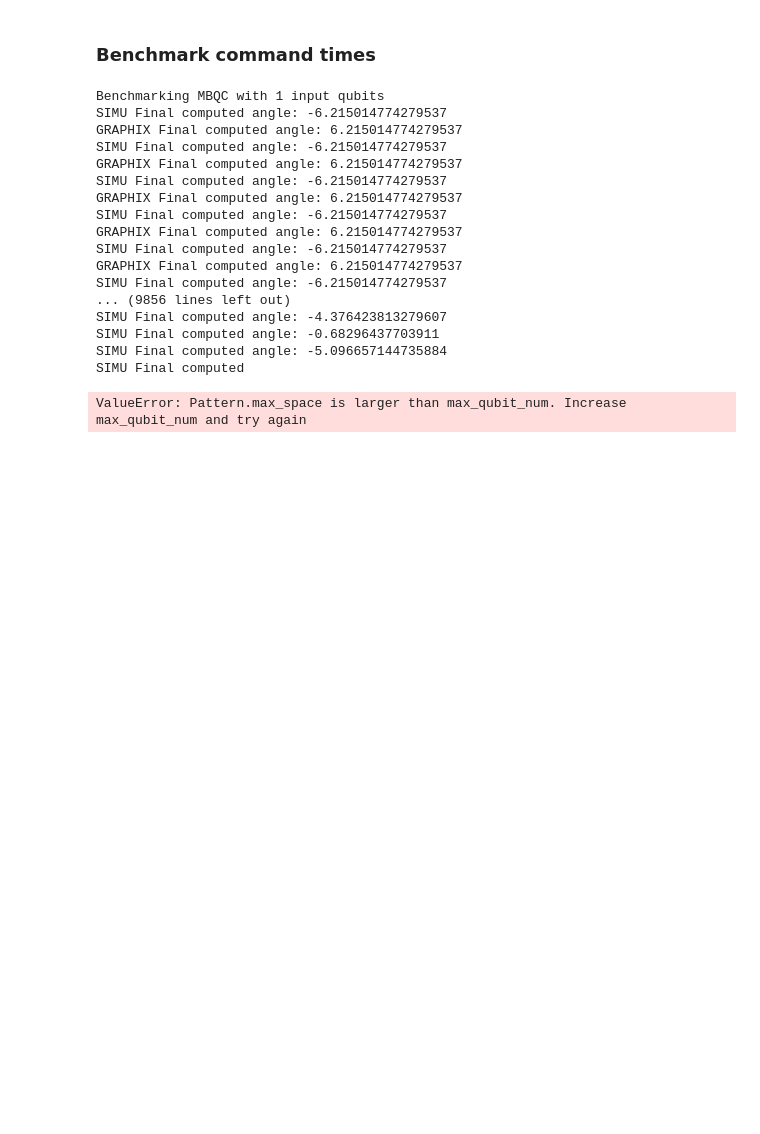
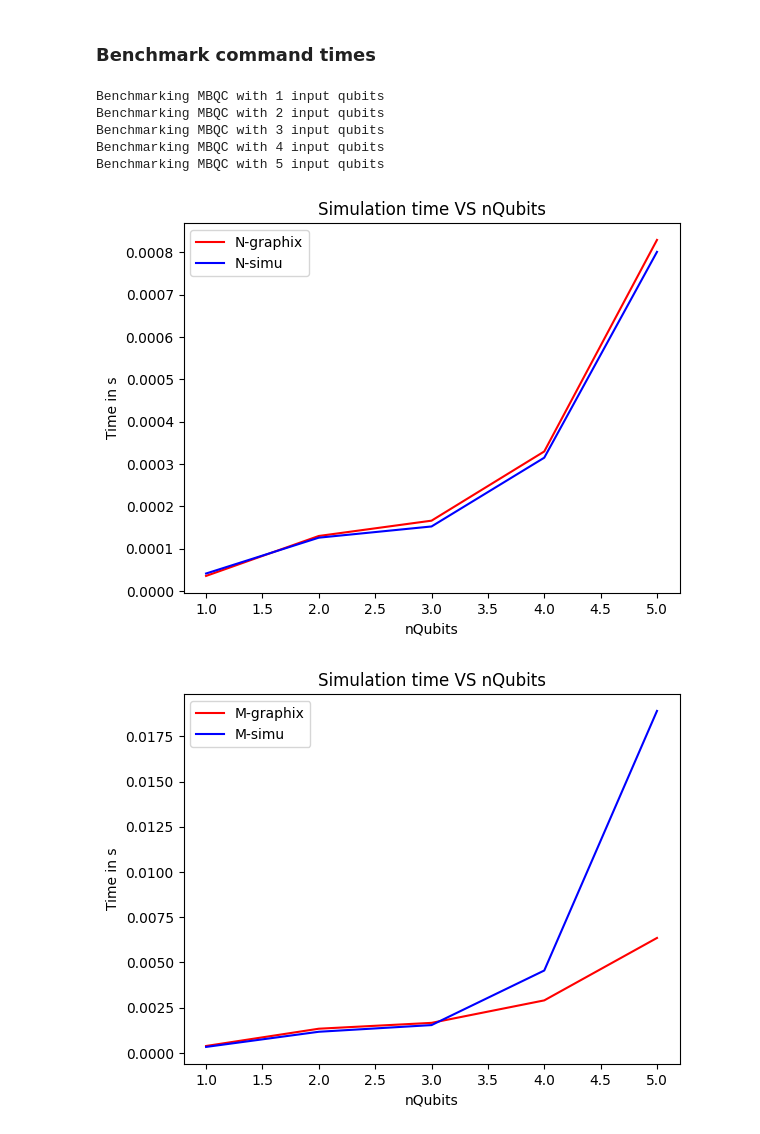
Before and after one commit to benjvmin93/mbqc-backend, a Jupyter notebook: benchmark.ipynb, the cells around one changed output. Saved outputs shown, nothing was run; the diff lists cells and outputs as text; code cells hidden in the pictures; blank space fills up the shorter version.

```diff
--- a/benchmark.ipynb
+++ b/benchmark.ipynb
@@ -53,64 +52,48 @@ graphix.pattern.Pattern object with 52 commands and 7 output qubits
 ### Benchmark command times
 # %%
 cmd_times = []
-nQubits = 10
+nQubits = 5
+depth = 1
 
 for n in range(1, nQubits + 1):
     circ = simple_random_circuit(n, depth)
     p = circ.standardize_and_transpile()
     print(f'Benchmarking MBQC with {n} input qubits')
     bench = BenchmarkSimu(p)
-    cmd_times.append(bench.bench_cmd_times(it=100))
-    """
-    try:
-        cmd_times.append(bench.bench_cmd_times(it=100))
-    except Exception as e:
-        print(e)
-        print(list(p))
-        cmd_times.append(cmd_times[-1])
-    """
+    cmd_times.append(bench.bench_cmd_times(it=500))
+
 x = list(range(1, nQubits + 1))
-labels = ['N', 'M', 'E', 'X', 'Z']
-colors = ['b', 'g', 'r', 'c', 'm']
+labels = ['N', 'M', 'E', 'X', 'Z', 'finalize']
 graphix_cmd_times = [
     [cmd['N']['graphix'] for cmd in cmd_times],
     [cmd['M']['graphix'] for cmd in cmd_times],
     [cmd['E']['graphix'] for cmd in cmd_times],
     [cmd['X']['graphix'] for cmd in cmd_times],
-    [cmd['Z']['graphix'] for cmd in cmd_times]
+    [cmd['Z']['graphix'] for cmd in cmd_times],
+    [cmd['finalize']['graphix'] for cmd in cmd_times]
 ]
 sv_simu_cmd_times = [
     [cmd['N']['simu'] for cmd in cmd_times],
     [cmd['M']['simu'] for cmd in cmd_times],
     [cmd['E']['simu'] for cmd in cmd_times],
     [cmd['X']['simu'] for cmd in cmd_times],
-    [cmd['Z']['simu'] for cmd in cmd_times]
+    [cmd['Z']['simu'] for cmd in cmd_times],
+    [cmd['finalize']['simu'] for cmd in cmd_times]
 ]
 
 for i, label in enumerate(labels):
     plt.plot(x, graphix_cmd_times[i], 'r', label=f'{label}-graphix')
     plt.plot(x, sv_simu_cmd_times[i], 'b', label=f'{label}-simu')
     plt.legend(loc='upper left')
     plt.xlabel('nQubits')
     plt.ylabel('Time in s')
     plt.title('Simulation time VS nQubits')
     plt.show()
 # %% [output]
 Benchmarking MBQC with 1 input qubits
-SIMU Final computed angle: -6.215014774279537
-GRAPHIX Final computed angle: 6.215014774279537
-SIMU Final computed angle: -6.215014774279537
-GRAPHIX Final computed angle: 6.215014774279537
-SIMU Final computed angle: -6.215014774279537
-GRAPHIX Final computed angle: 6.215014774279537
-SIMU Final computed angle: -6.215014774279537
-GRAPHIX Final computed angle: 6.215014774279537
-SIMU Final computed angle: -6.215014774279537
-GRAPHIX Final computed angle: 6.215014774279537
-SIMU Final computed angle: -6.215014774279537
-... (9856 lines left out)
-SIMU Final computed angle: -4.376423813279607
-SIMU Final computed angle: -0.68296437703911
-SIMU Final computed angle: -5.096657144735884
-SIMU Final computed
+Benchmarking MBQC with 2 input qubits
+Benchmarking MBQC with 3 input qubits
+Benchmarking MBQC with 4 input qubits
+Benchmarking MBQC with 5 input qubits
-ValueError: Pattern.max_space is larger than max_qubit_num. Increase max_qubit_num and try again
+[figure, added]
+[figure, added]
```
Also changed, not shown: parts of 2 cells of this notebook, 3 other files.
